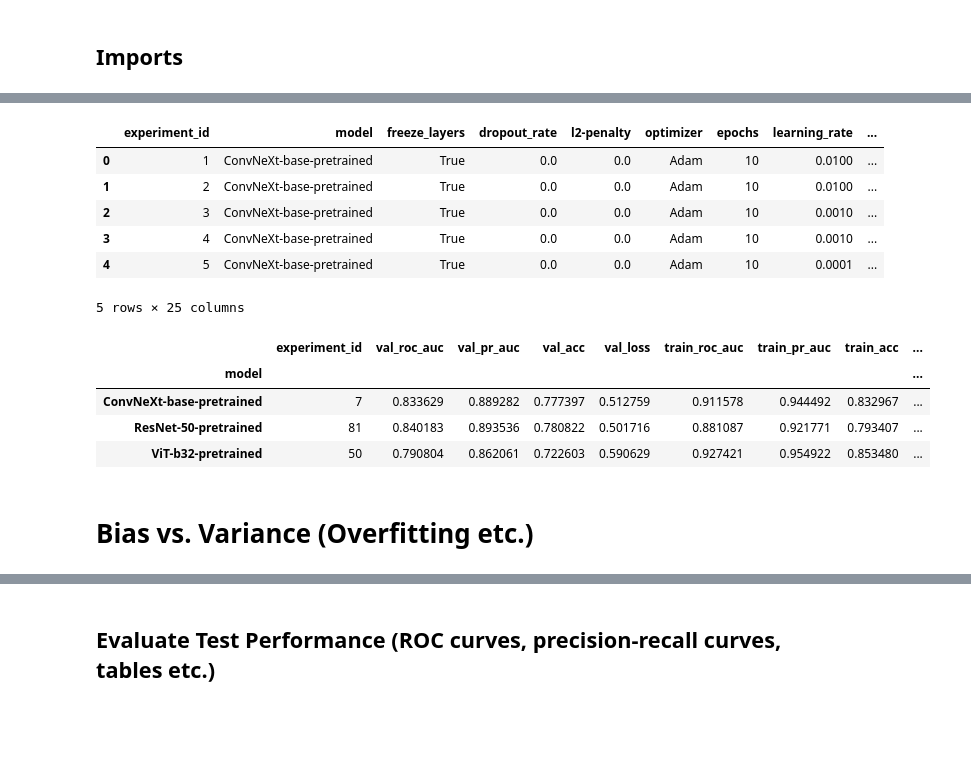
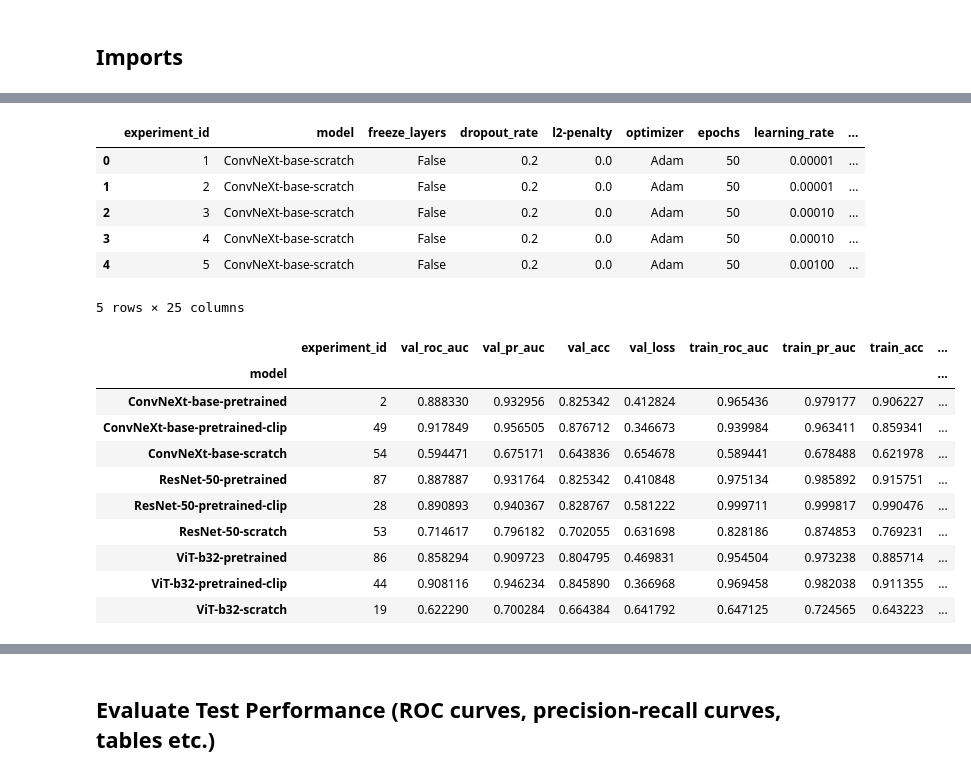
Before and after one commit to Deepfake-Detection-KKO/deepfake-detection, a Jupyter notebook: test_performance_analysis.ipynb, the cells around one changed output, grey strips where cells are left out. Cells and saved outputs as stored; diff of their text form; code cells hidden in the pictures; blank space fills up the shorter version.

```diff
--- a/test_performance_analysis.ipynb
+++ b/test_performance_analysis.ipynb
@@ -28,26 +32,30 @@ from deepfake_utils.train import validate_epoch
 # %%
 device = torch.device("cuda") if torch.cuda.is_available() else torch.device("cpu")
 # %%
-experiment_results = pd.read_csv("experiment_results/frozen_experiment_results.csv")
+experiment_results = pd.read_csv("experiment_results_20250721.csv")
 experiment_results.head()
 # %% [output]
 |  | experiment_id | model | freeze_layers | dropout_rate | l2-penalty | optimizer | epochs | learning_rate | ... |
-| 0 | 1 | ConvNeXt-base-pretrained | True | 0.0 | 0.0 | Adam | 10 | 0.0100 | ... |
-| 1 | 2 | ConvNeXt-base-pretrained | True | 0.0 | 0.0 | Adam | 10 | 0.0100 | ... |
-| 2 | 3 | ConvNeXt-base-pretrained | True | 0.0 | 0.0 | Adam | 10 | 0.0010 | ... |
-| 3 | 4 | ConvNeXt-base-pretrained | True | 0.0 | 0.0 | Adam | 10 | 0.0010 | ... |
-| 4 | 5 | ConvNeXt-base-pretrained | True | 0.0 | 0.0 | Adam | 10 | 0.0001 | ... |
+| 0 | 1 | ConvNeXt-base-scratch | False | 0.2 | 0.0 | Adam | 50 | 0.00001 | ... |
+| 1 | 2 | ConvNeXt-base-scratch | False | 0.2 | 0.0 | Adam | 50 | 0.00001 | ... |
+| 2 | 3 | ConvNeXt-base-scratch | False | 0.2 | 0.0 | Adam | 50 | 0.00010 | ... |
+| 3 | 4 | ConvNeXt-base-scratch | False | 0.2 | 0.0 | Adam | 50 | 0.00010 | ... |
+| 4 | 5 | ConvNeXt-base-scratch | False | 0.2 | 0.0 | Adam | 50 | 0.00100 | ... |
 5 rows × 25 columns
 # %%
 # focus on evaluating the best model settings for each family (i.e. 1 for ResNet, 1 for ViT, 1 for ConvNeXt)
 # "best" is open to redefining a bit later depending on model complexity etc. but maybe just go with highest ROC AUC on validation data for now
-experiment_results.sort_values(by='val_roc_auc', ascending = False).groupby("model").first()[['experiment_id', 'val_roc_auc', 'val_pr_auc', 'val_acc', 'val_loss', 'train_roc_auc', 'train_pr_auc', 'train_acc', 'train_loss']]
+experiment_results.sort_values(by='val_acc', ascending = False).groupby("model").first()[['experiment_id', 'val_roc_auc', 'val_pr_auc', 'val_acc', 'val_loss', 'train_roc_auc', 'train_pr_auc', 'train_acc', 'train_loss']]
 # experiment_results.sort_values(by='val_roc_auc', ascending = False).groupby("model").head(3)
 # %% [output]
 |  | experiment_id | val_roc_auc | val_pr_auc | val_acc | val_loss | train_roc_auc | train_pr_auc | train_acc | ... |
 | model |  |  |  |  |  |  |  |  | ... |
-| ConvNeXt-base-pretrained | 7 | 0.833629 | 0.889282 | 0.777397 | 0.512759 | 0.911578 | 0.944492 | 0.832967 | ... |
-| ResNet-50-pretrained | 81 | 0.840183 | 0.893536 | 0.780822 | 0.501716 | 0.881087 | 0.921771 | 0.793407 | ... |
-| ViT-b32-pretrained | 50 | 0.790804 | 0.862061 | 0.722603 | 0.590629 | 0.927421 | 0.954922 | 0.853480 | ... |
+| ConvNeXt-base-pretrained | 2 | 0.888330 | 0.932956 | 0.825342 | 0.412824 | 0.965436 | 0.979177 | 0.906227 | ... |
+| ConvNeXt-base-pretrained-clip | 49 | 0.917849 | 0.956505 | 0.876712 | 0.346673 | 0.939984 | 0.963411 | 0.859341 | ... |
+| ConvNeXt-base-scratch | 54 | 0.594471 | 0.675171 | 0.643836 | 0.654678 | 0.589441 | 0.678488 | 0.621978 | ... |
+| ResNet-50-pretrained | 87 | 0.887887 | 0.931764 | 0.825342 | 0.410848 | 0.975134 | 0.985892 | 0.915751 | ... |
+| ResNet-50-pretrained-clip | 28 | 0.890893 | 0.940367 | 0.828767 | 0.581222 | 0.999711 | 0.999817 | 0.990476 | ... |
+| ResNet-50-scratch | 53 | 0.714617 | 0.796182 | 0.702055 | 0.631698 | 0.828186 | 0.874853 | 0.769231 | ... |
+| ViT-b32-pretrained | 86 | 0.858294 | 0.909723 | 0.804795 | 0.469831 | 0.954504 | 0.973238 | 0.885714 | ... |
+| ViT-b32-pretrained-clip | 44 | 0.908116 | 0.946234 | 0.845890 | 0.366968 | 0.969458 | 0.982038 | 0.911355 | ... |
+| ViT-b32-scratch | 19 | 0.622290 | 0.700284 | 0.664384 | 0.641792 | 0.647125 | 0.724565 | 0.643223 | ... |
-# %% [markdown]
-# Bias vs. Variance (Overfitting etc.)
```
Also changed, not shown: parts of 8 cells of this notebook, 4 other files.
